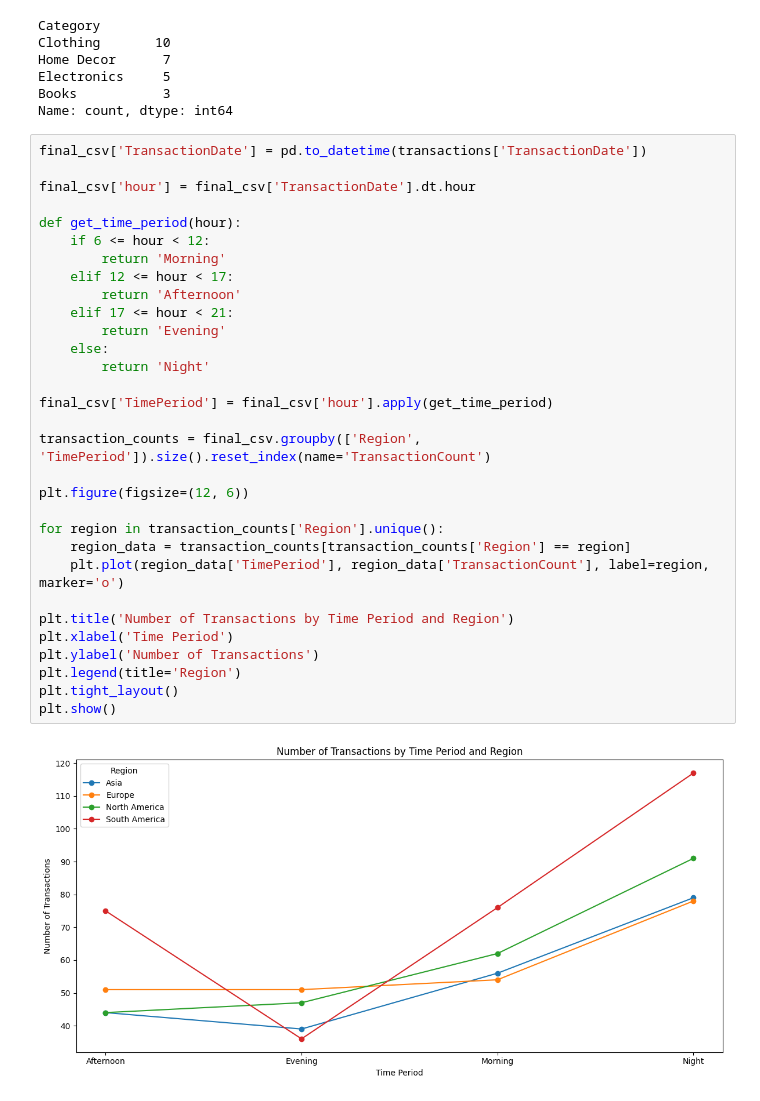
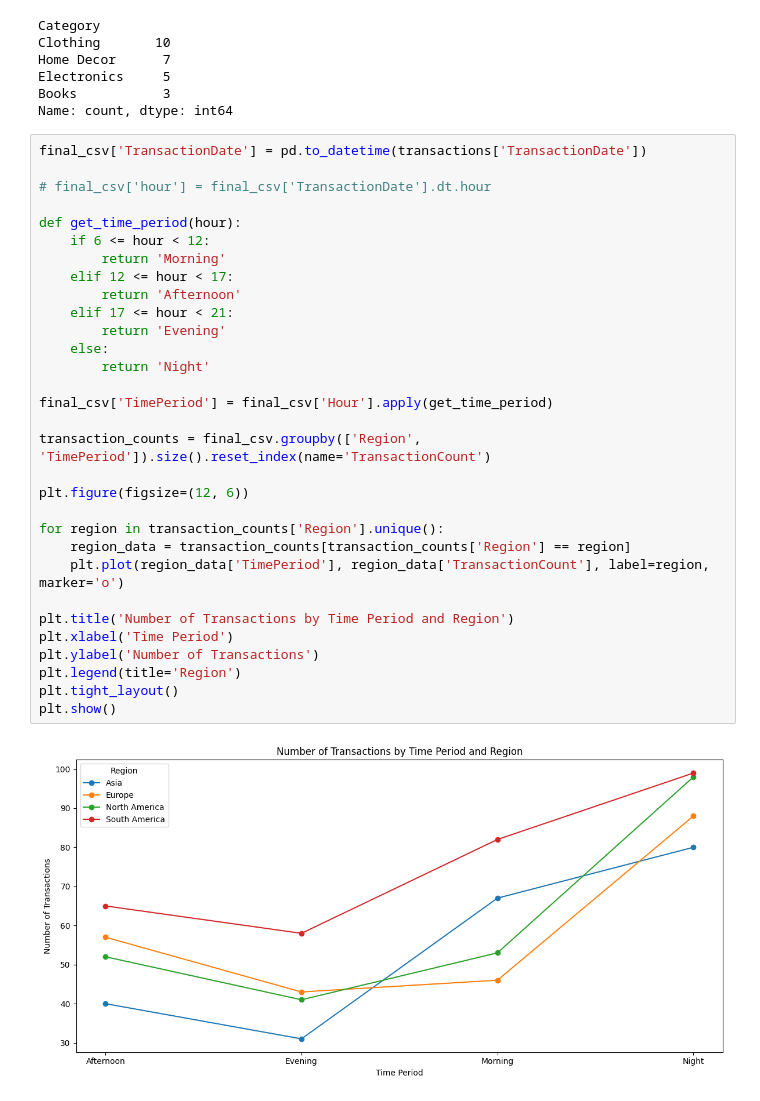
Before and after one commit to Guru20154/eCommerce-Transactions-Dataset-Analysis, a Jupyter notebook: Gurkanwal_Singh_EDA.ipynb, the cells around one changed output. Saved outputs shown, nothing was run; the diff lists cells and outputs as text.

```diff
--- a/Gurkanwal_Singh_EDA.ipynb
+++ b/Gurkanwal_Singh_EDA.ipynb
@@ -415,34 +455,34 @@ Name: count, dtype: int64
 # %%
 final_csv['TransactionDate'] = pd.to_datetime(transactions['TransactionDate'])
 
-final_csv['hour'] = final_csv['TransactionDate'].dt.hour
+# final_csv['hour'] = final_csv['TransactionDate'].dt.hour
 
 def get_time_period(hour):
     if 6 <= hour < 12:
         return 'Morning'
     elif 12 <= hour < 17:
         return 'Afternoon'
     elif 17 <= hour < 21:
         return 'Evening'
     else:
         return 'Night'
 
-final_csv['TimePeriod'] = final_csv['hour'].apply(get_time_period)
+final_csv['TimePeriod'] = final_csv['Hour'].apply(get_time_period)
 
 transaction_counts = final_csv.groupby(['Region', 'TimePeriod']).size().reset_index(name='TransactionCount')
 
 plt.figure(figsize=(12, 6))
 
 for region in transaction_counts['Region'].unique():
     region_data = transaction_counts[transaction_counts['Region'] == region]
     plt.plot(region_data['TimePeriod'], region_data['TransactionCount'], label=region, marker='o')
 
 plt.title('Number of Transactions by Time Period and Region')
 plt.xlabel('Time Period')
 plt.ylabel('Number of Transactions')
 plt.legend(title='Region')
 plt.tight_layout()
 plt.show()
 # %% [output]
-[figure, old version]
+[figure, new version]
 # %%
```
Also changed, not shown: parts of 19 cells of this notebook.
